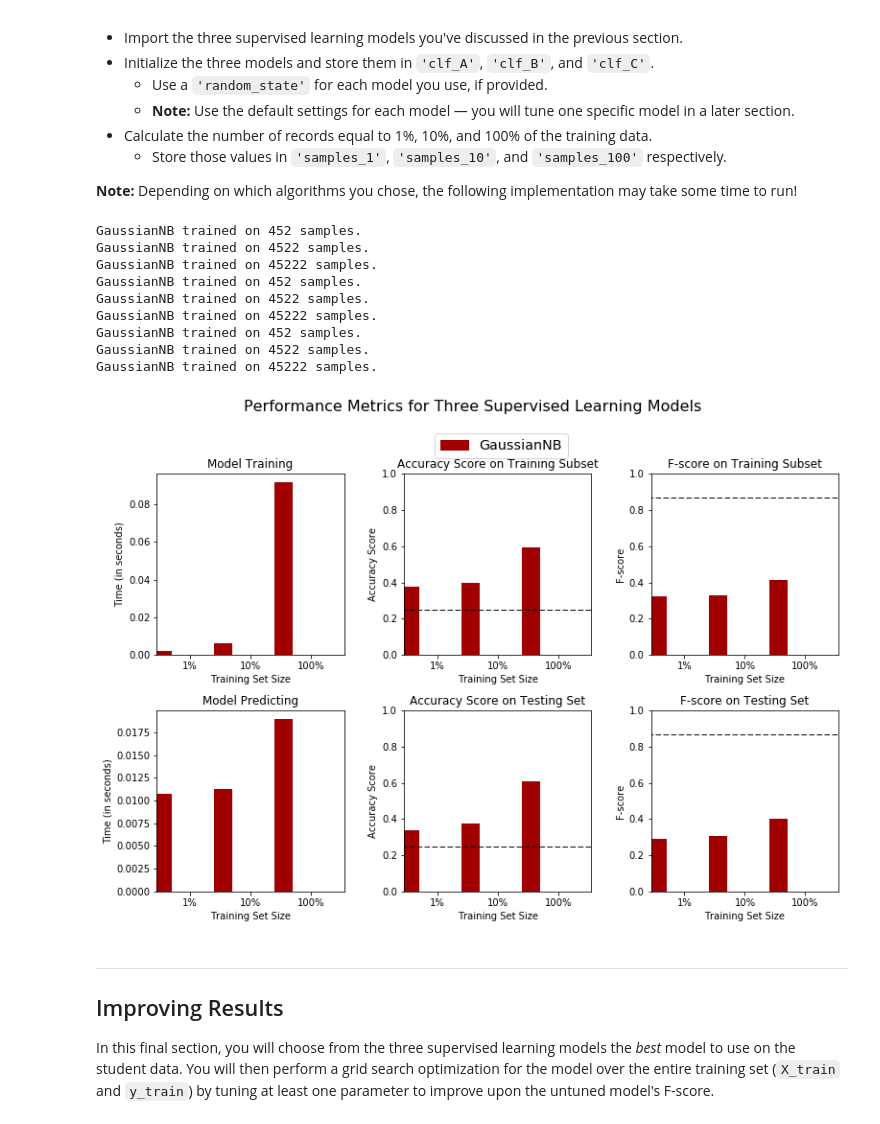
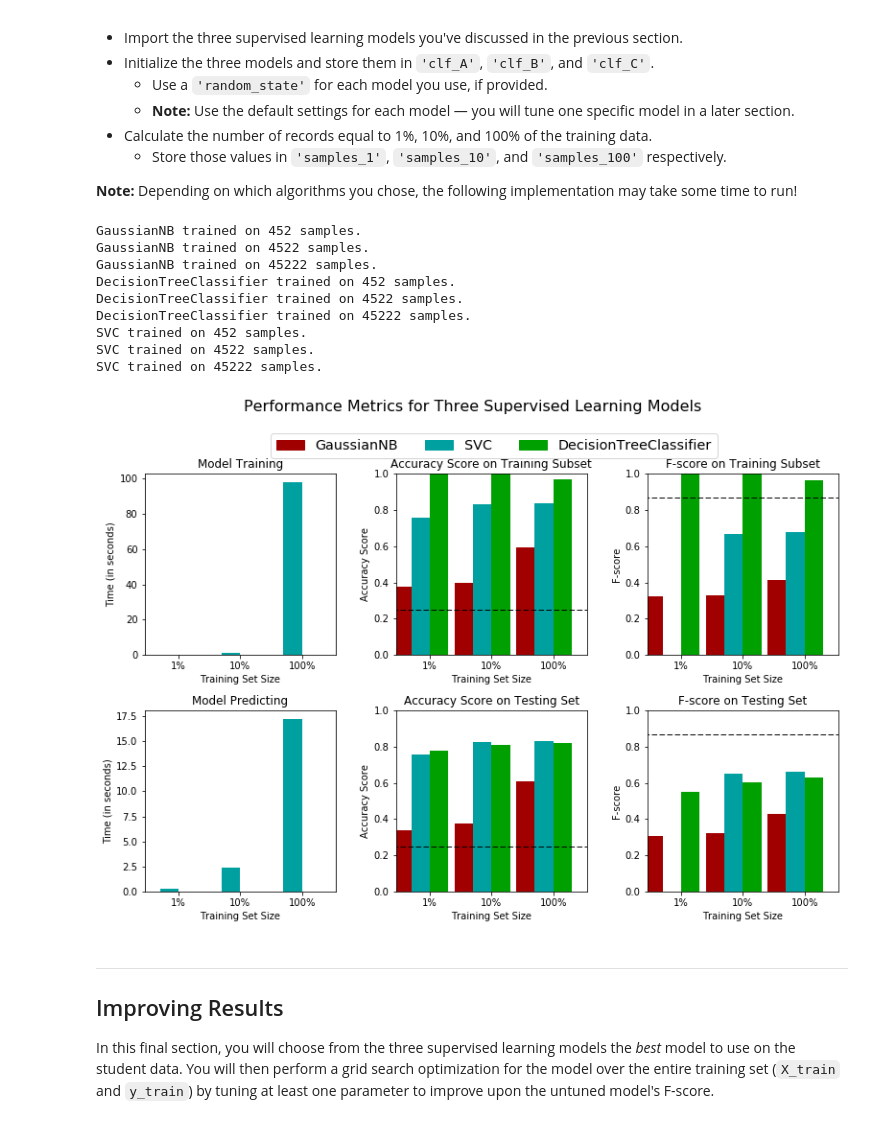
Before and after one commit to anilrajgr/udacity-machine-learning, a Jupyter notebook: projects/finding_donors/finding_donors.ipynb, the cells around one changed output. Drawn from its saved outputs; the diff is of its cells as text; code cells hidden in the pictures.

```diff
--- a/projects/finding_donors/finding_donors.ipynb
+++ b/projects/finding_donors/finding_donors.ipynb
@@ -277,7 +277,6 @@ def train_predict(learner, sample_size, X_train, y_train, X_test, y_test):
     predictions_test = learner.predict(X_test)
     predictions_train = learner.predict(X_train[:300])
     end = time() # Get end time
-    type(start)
 
     # TODO: Calculate the total prediction time
     results['pred_time'] = end - start
@@ -292,7 +291,7 @@ def train_predict(learner, sample_size, X_train, y_train, X_test, y_test):
     results['f_train'] = fbeta_score(y_train[:300], learner.predict(X_train[:300]), beta=0.5)
 
     # TODO: Compute F-score on the test set
-    results['f_test'] = fbeta_score(y_test[:300], learner.predict(X_test[:300]), beta=0.5)
+    results['f_test'] = fbeta_score(y_test, learner.predict(X_test), beta=0.5)
 
     # Success
     print "{} trained on {} samples.".format(learner.__class__.__name__, sample_size)
@@ -313,40 +312,41 @@ In the code cell, you will need to implement the following:
 # %%
 # TODO: Import the three supervised learning models from sklearn
 from sklearn.naive_bayes import GaussianNB
 from sklearn.tree import DecisionTreeClassifier
+from sklearn import svm
 
 # TODO: Initialize the three models
-clf_A = GaussianNB(random_state = 0)
+clf_A = GaussianNB()
 clf_B = DecisionTreeClassifier(random_state = 0)
-clf_C = GaussianNB()
+clf_C = svm.SVC(random_state = 0)
 
 # TODO: Calculate the number of samples for 1%, 10%, and 100% of the training data
 samples_1 = int(0.01 * n_records)
 samples_10 = int(0.1 * n_records)
 samples_100 = n_records
 
 # Collect results on the learners
 results = {}
 for clf in [clf_A, clf_B, clf_C]:
     clf_name = clf.__class__.__name__
     results[clf_name] = {}
     for i, samples in enumerate([samples_1, samples_10, samples_100]):
         results[clf_name][i] = \
         train_predict(clf, samples, X_train, y_train, X_test, y_test)
 
 # Run metrics visualization for the three supervised learning models chosen
 vs.evaluate(results, accuracy, fscore)
 # %% [output]
 GaussianNB trained on 452 samples.
 GaussianNB trained on 4522 samples.
 GaussianNB trained on 45222 samples.
-GaussianNB trained on 452 samples.
-GaussianNB trained on 4522 samples.
-GaussianNB trained on 45222 samples.
-GaussianNB trained on 452 samples.
-GaussianNB trained on 4522 samples.
-GaussianNB trained on 45222 samples.
+DecisionTreeClassifier trained on 452 samples.
+DecisionTreeClassifier trained on 4522 samples.
+DecisionTreeClassifier trained on 45222 samples.
+SVC trained on 452 samples.
+SVC trained on 4522 samples.
+SVC trained on 45222 samples.
-[figure, old version]
+[figure, new version]
 # %% [markdown]
 ----
 ## Improving Results
```
Also changed, not shown: parts of 2 cells of this notebook.
